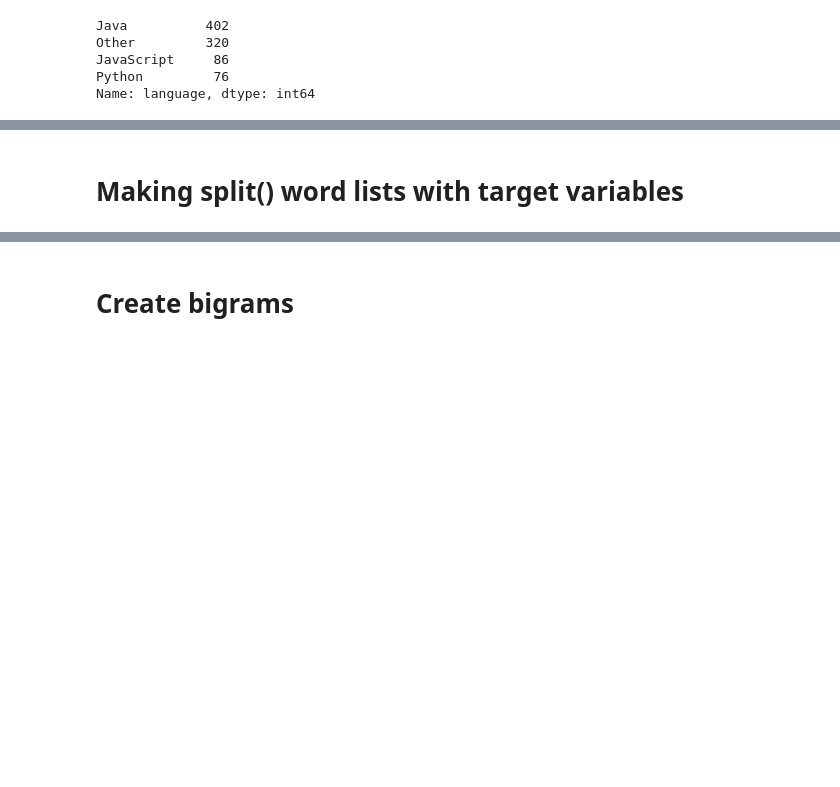
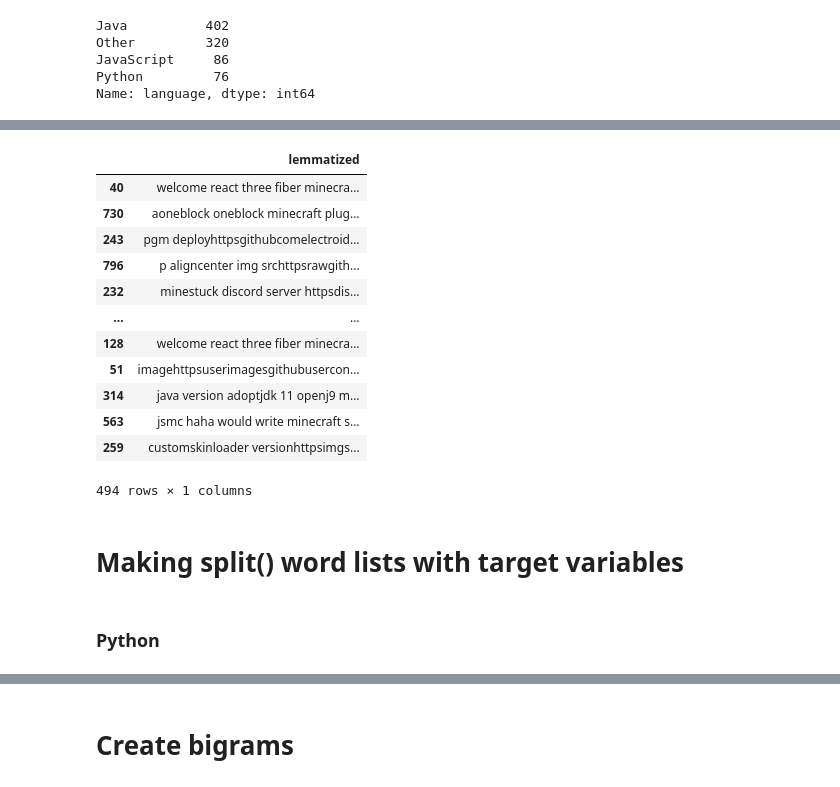
Before and after one commit to Doubtable-Steves-Linguistics/MinecraftNLP, a Jupyter notebook: michael_explore_notebook.ipynb, the cells around one changed output, grey strips where cells are left out. Saved outputs shown, nothing was run; the diff lists cells and outputs as text; code cells hidden in the pictures; blank space fills up the shorter version.

```diff
--- a/michael_explore_notebook.ipynb
+++ b/michael_explore_notebook.ipynb
@@ -42,2 +104,20 @@ Name: language, dtype: int64
+# %%
+X_train = train[['lemmatized']]
+# %%
+X_train
+# %% [output]
+|  | lemmatized |
+| 40 | welcome react three fiber minecra... |
+| 730 | aoneblock oneblock minecraft plug... |
+| 243 | pgm deployhttpsgithubcomelectroid... |
+| 796 | p aligncenter img srchttpsrawgith... |
+| 232 | minestuck discord server httpsdis... |
+| ... | ... |
+| 128 | welcome react three fiber minecra... |
+| 51 | imagehttpsuserimagesgithubusercon... |
+| 314 | java version adoptjdk 11 openj9 m... |
+| 563 | jsmc haha would write minecraft s... |
+| 259 | customskinloader versionhttpsimgs... |
+494 rows × 1 columns
 # %% [markdown]
 # Making split() word lists with target variables
@@ -44 +128,3 @@ Name: language, dtype: int64
+# %% [markdown]
+### Python
 # %%
```
Also changed, not shown: parts of 37 cells of this notebook.
